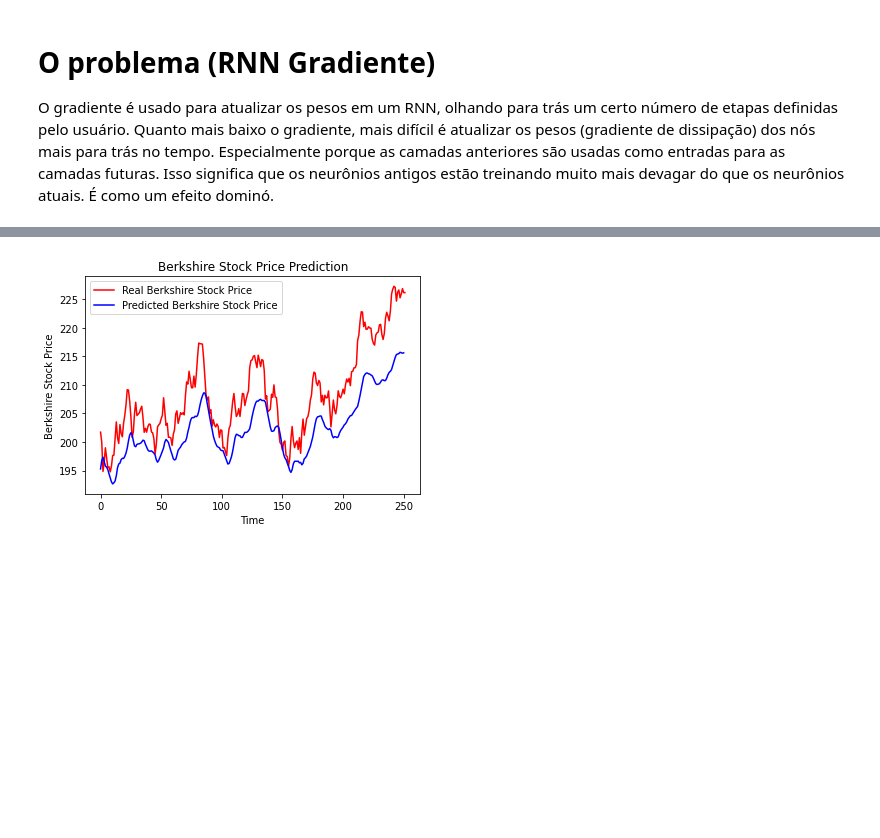
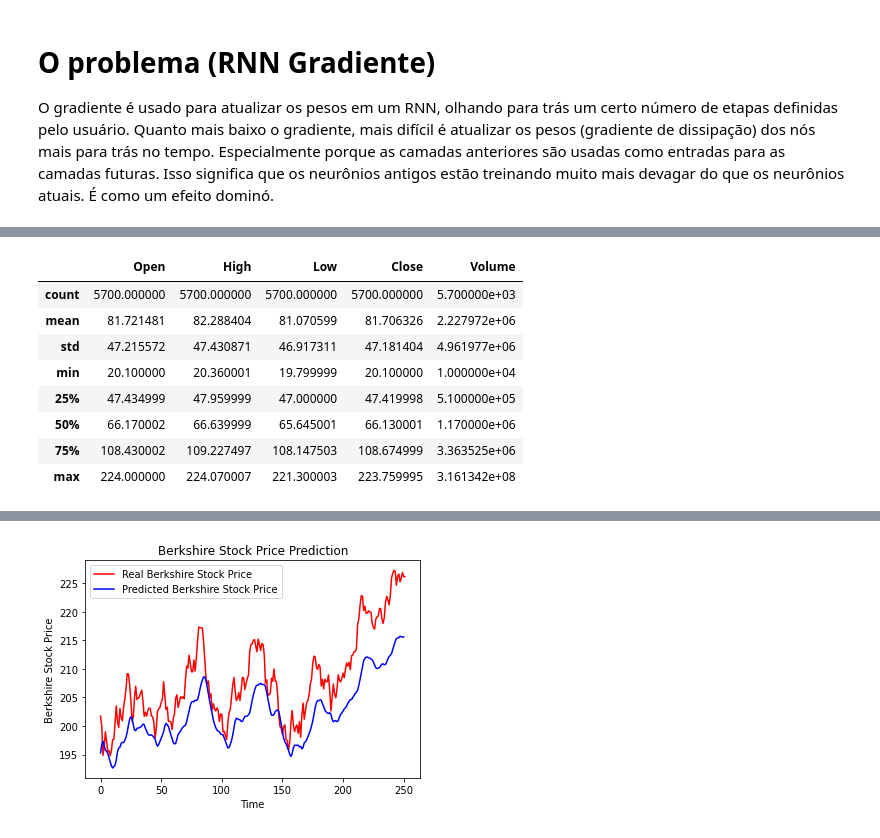
Before and after one commit to danielfoliveira4040/neural-network-stock-price, a Jupyter notebook: Stock_Market_Prediction.ipynb, the cells around one changed output, grey strips where cells are left out. Cells and saved outputs as stored; diff of their text form; code cells hidden in the pictures; blank space fills up the shorter version.

```diff
--- a/Stock_Market_Prediction.ipynb
+++ b/Stock_Market_Prediction.ipynb
@@ -110,0 +133,13 @@ dataset_train
+# %%
+#Descrição estatística do conjunto de dados da BRK-B
+csv_treino.describe()
+# %% [output]
+|  | Open | High | Low | Close | Volume |
+| count | 5700.000000 | 5700.000000 | 5700.000000 | 5700.000000 | 5.700000e+03 |
+| mean | 81.721481 | 82.288404 | 81.070599 | 81.706326 | 2.227972e+06 |
+| std | 47.215572 | 47.430871 | 46.917311 | 47.181404 | 4.961977e+06 |
+| min | 20.100000 | 20.360001 | 19.799999 | 20.100000 | 1.000000e+04 |
+| 25% | 47.434999 | 47.959999 | 47.000000 | 47.419998 | 5.100000e+05 |
+| 50% | 66.170002 | 66.639999 | 65.645001 | 66.130001 | 1.170000e+06 |
+| 75% | 108.430002 | 109.227497 | 108.147503 | 108.674999 | 3.363525e+06 |
+| max | 224.000000 | 224.070007 | 221.300003 | 223.759995 | 3.161342e+08 |
```
Also changed, not shown: parts of 25 cells of this notebook.
